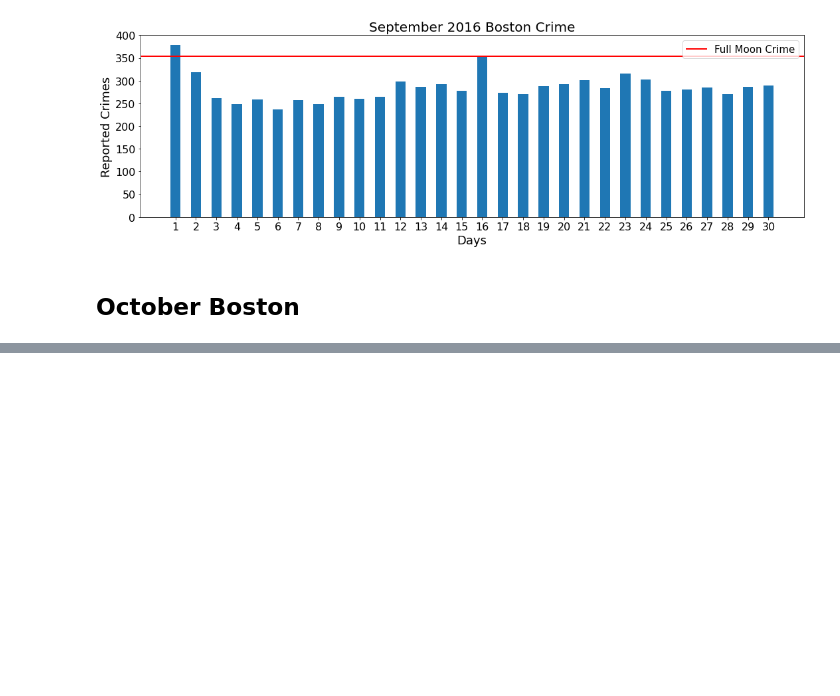
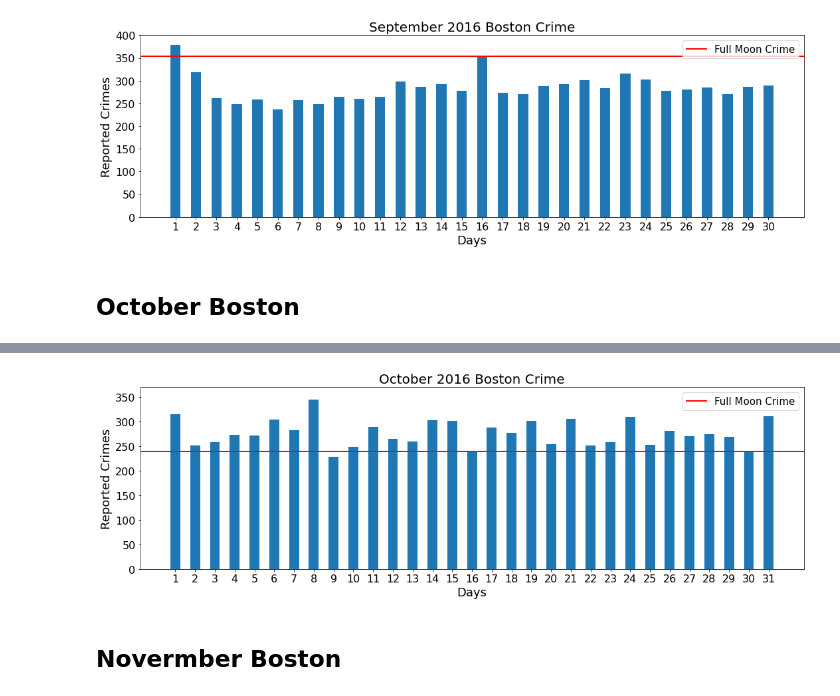
Before and after one commit to FAufenger/JupyterNotebook-FullMoon, a Jupyter notebook: Crime & The Moon/LunarCrimeEffect.ipynb, the cells around one changed output, grey strips where cells are left out. Saved outputs shown, nothing was run; the diff lists cells and outputs as text; code cells hidden in the pictures; blank space fills up the shorter version.

```diff
--- a/Crime & The Moon/LunarCrimeEffect.ipynb
+++ b/Crime & The Moon/LunarCrimeEffect.ipynb
@@ -767,0 +804,29 @@ plt.show()
+# %%
+#Boston Crime October Plot
+#Sort index by date and prepare for x-axis to be labeled by days alone
+value_count = boston_crime_oct['Crime Date'].value_counts().sort_index()
+days_month= list(range(1,32))
+x=list(range(1,32))
+
+#Plot parameters
+fig = plt.figure(figsize = (15,5))
+plt.bar(days_month, value_count, width = .5)
+
+#label plot
+plt.xticks(x)
+plt.tick_params(labelsize=16)
+plt.xlabel('Days', fontsize=18)
+plt.ylim(0,370)
+plt.ylabel('Reported Crimes', fontsize=18)
+plt.title('October 2016 Boston Crime', fontsize=20)
+
+#add line for day of full moon
+plt.axhline(y=239, color='r', linewidth=2)
+
+plt.legend(["Full Moon Crime"],prop={'size': 15})
+fig.tight_layout()
+plt.show()
+# %% [output]
+[figure, added]
+# %% [markdown]
+## Novermber Boston
```
Also changed, not shown: parts of 12 cells of this notebook.
